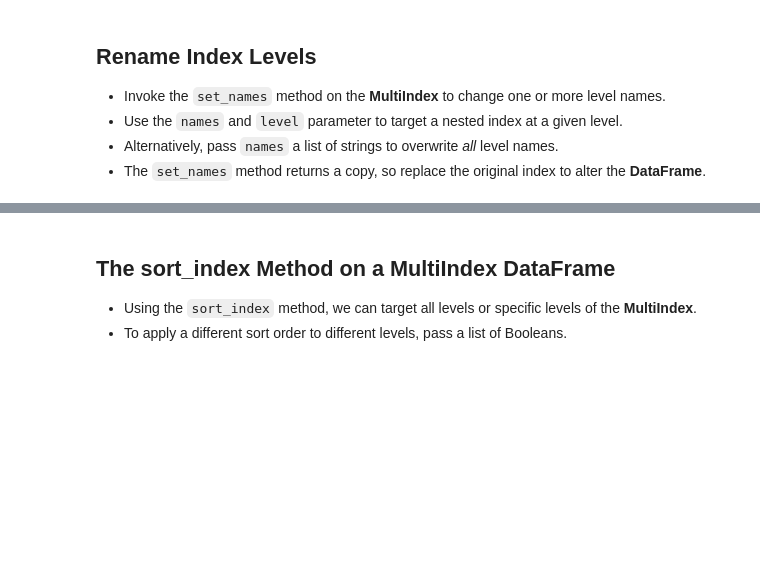
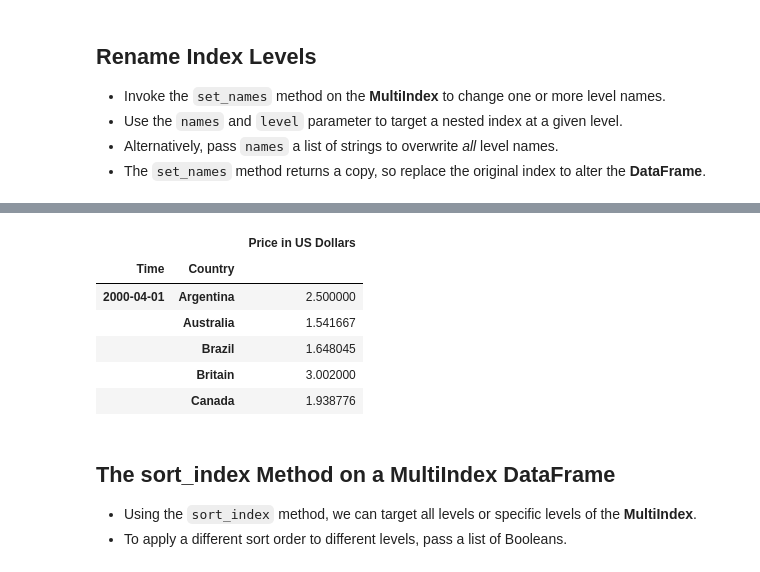
Before and after one commit to kon-mat/DataAnalysis, a Jupyter notebook: Python/Udemy/DataAnalysisWithPandasAndPython/Complete/08 - MultiIndex.ipynb, the cells around one changed output, grey strips where cells are left out. Saved outputs shown, nothing was run; the diff lists cells and outputs as text; code cells hidden in the pictures; blank space fills up the shorter version.

Commit message:
Udemy python - MultiIndex

```diff
--- a/Python/Udemy/DataAnalysisWithPandasAndPython/Complete/08 - MultiIndex.ipynb
+++ b/Python/Udemy/DataAnalysisWithPandasAndPython/Complete/08 - MultiIndex.ipynb
@@ -212,3 +212,6 @@ DatetimeIndex(['2000-04-01', '2000-04-01', '2000-04-01', '2000-04-01',
 - Use the `names` and `level` parameter to target a nested index at a given level.
 - Alternatively, pass `names` a list of strings to overwrite *all* level names.
 - The `set_names` method returns a copy, so replace the original index to alter the **DataFrame**.
+# %%
+bigmac = pd.read_csv("bigmac.csv", parse_dates=["Date"], date_format="%Y-%m-%d", index_col=["Date", "Country"]).sort_index()
+bigmac.head()
@@ -214,0 +246,4 @@ DatetimeIndex(['2000-04-01', '2000-04-01', '2000-04-01', '2000-04-01',
+# %%
+# nazwę indeksu możemy zmienić za pomocą set_names
+# podajemy nową nazwę i numer indeksu, któremu chcemy ją nadać
+bigmac.index.set_names(names="Time", level=0)
@@ -214,0 +268,2 @@ DatetimeIndex(['2000-04-01', '2000-04-01', '2000-04-01', '2000-04-01',
+# %%
+bigmac.index.set_names(names="Country", level=1)
@@ -214,0 +288,3 @@ DatetimeIndex(['2000-04-01', '2000-04-01', '2000-04-01', '2000-04-01',
+# %%
+# jeżeli podajemy nowe nazwy dla wszystkich indeksów, to możemy ominąć parametr level
+bigmac.index.set_names(names=["Time", "Country"])
@@ -215,3 +309,15 @@ DatetimeIndex(['2000-04-01', '2000-04-01', '2000-04-01', '2000-04-01',
+# %%
+# żeby zapisać zmiany wykorzystujemy .index
+bigmac.index = bigmac.index.set_names(names=["Time", "Country"])
+bigmac.head()
+# %% [output]
+|  |  | Price in US Dollars |
+| Time | Country |  |
+| 2000-04-01 | Argentina | 2.500000 |
+|  | Australia | 1.541667 |
+|  | Brazil | 1.648045 |
+|  | Britain | 3.002000 |
+|  | Canada | 1.938776 |
 # %% [markdown]
 ## The sort_index Method on a MultiIndex DataFrame
 - Using the `sort_index` method, we can target all levels or specific levels of the **MultiIndex**.
```
Also changed, not shown: parts of 5 cells of this notebook.
